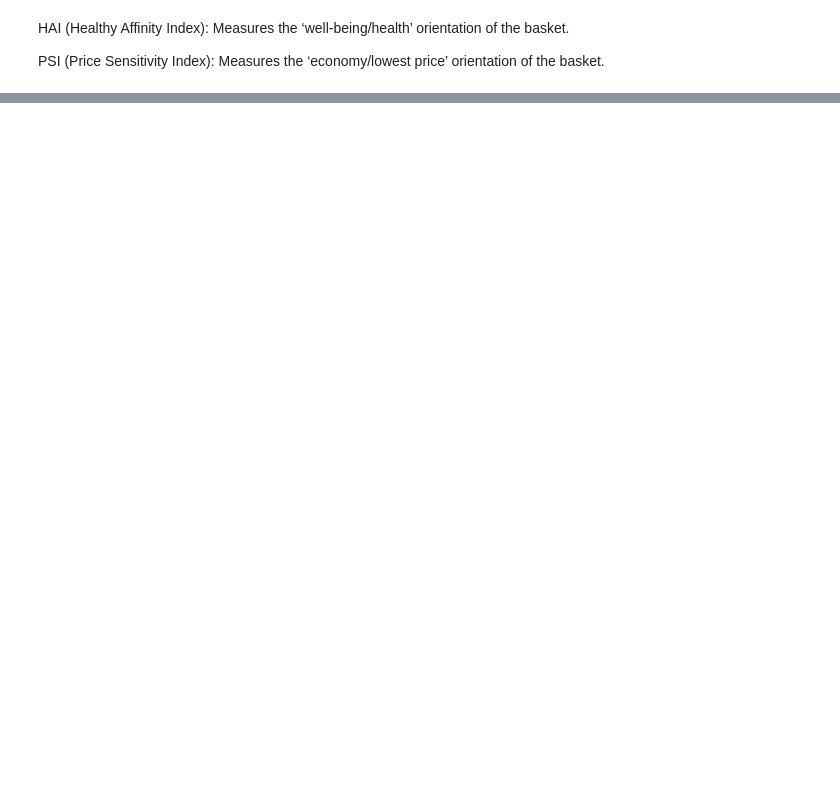
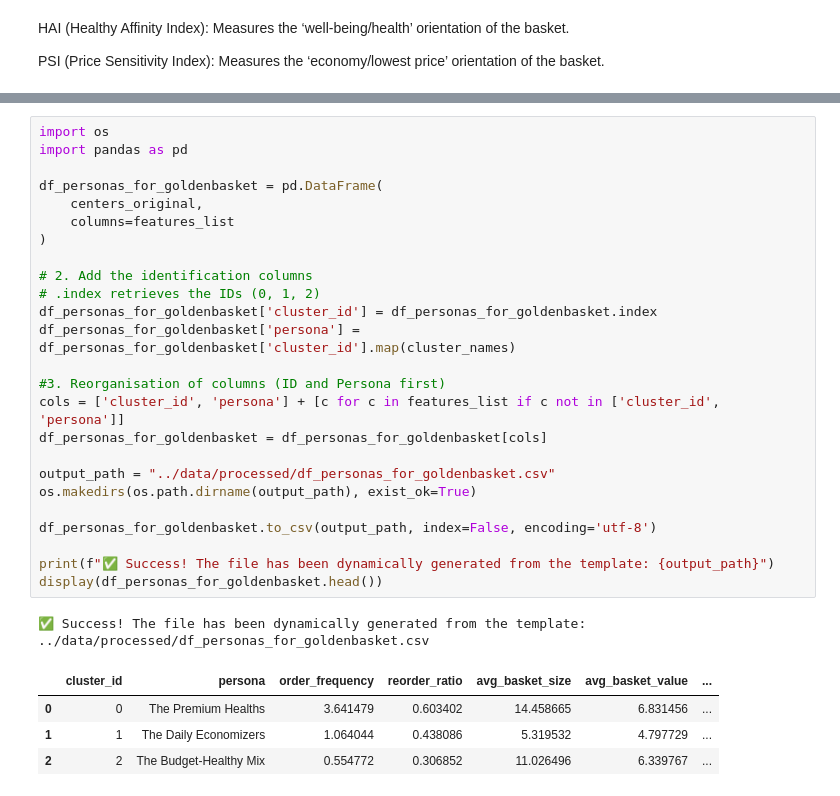
Before and after one commit to NathanLeDev/Data-Driven-Retail-Insights-for-Cost-Savings-Revenue-Growth, a Jupyter notebook: notebooks/05_pipeline_clustering.ipynb, the cells around one changed output, grey strips where cells are left out. Drawn from its saved outputs; the diff is of its cells as text; blank space fills up the shorter version.

```diff
--- a/notebooks/05_pipeline_clustering.ipynb
+++ b/notebooks/05_pipeline_clustering.ipynb
@@ -328,0 +497,31 @@ Average distance between clusters : 3.38
+# %%
+import os
+import pandas as pd
+
+df_personas_for_goldenbasket = pd.DataFrame(
+    centers_original,
+    columns=features_list
+)
+
+# 2. Add the identification columns
+# .index retrieves the IDs (0, 1, 2)
+df_personas_for_goldenbasket['cluster_id'] = df_personas_for_goldenbasket.index
+df_personas_for_goldenbasket['persona'] = df_personas_for_goldenbasket['cluster_id'].map(cluster_names)
+
+#3. Reorganisation of columns (ID and Persona first)
+cols = ['cluster_id', 'persona'] + [c for c in features_list if c not in ['cluster_id', 'persona']]
+df_personas_for_goldenbasket = df_personas_for_goldenbasket[cols]
+
+output_path = "../data/processed/df_personas_for_goldenbasket.csv"
+os.makedirs(os.path.dirname(output_path), exist_ok=True)
+
+df_personas_for_goldenbasket.to_csv(output_path, index=False, encoding='utf-8')
+
+print(f"✅ Success! The file has been dynamically generated from the template: {output_path}")
+display(df_personas_for_goldenbasket.head())
+# %% [output]
+✅ Success! The file has been dynamically generated from the template: ../data/processed/df_personas_for_goldenbasket.csv
+|  | cluster_id | persona | order_frequency | reorder_ratio | avg_basket_size | avg_basket_value | ... |
+| 0 | 0 | The Premium Healths | 3.641479 | 0.603402 | 14.458665 | 6.831456 | ... |
+| 1 | 1 | The Daily Economizers | 1.064044 | 0.438086 | 5.319532 | 4.797729 | ... |
+| 2 | 2 | The Budget-Healthy Mix | 0.554772 | 0.306852 | 11.026496 | 6.339767 | ... |
```
Also changed, not shown: parts of 12 cells of this notebook.
